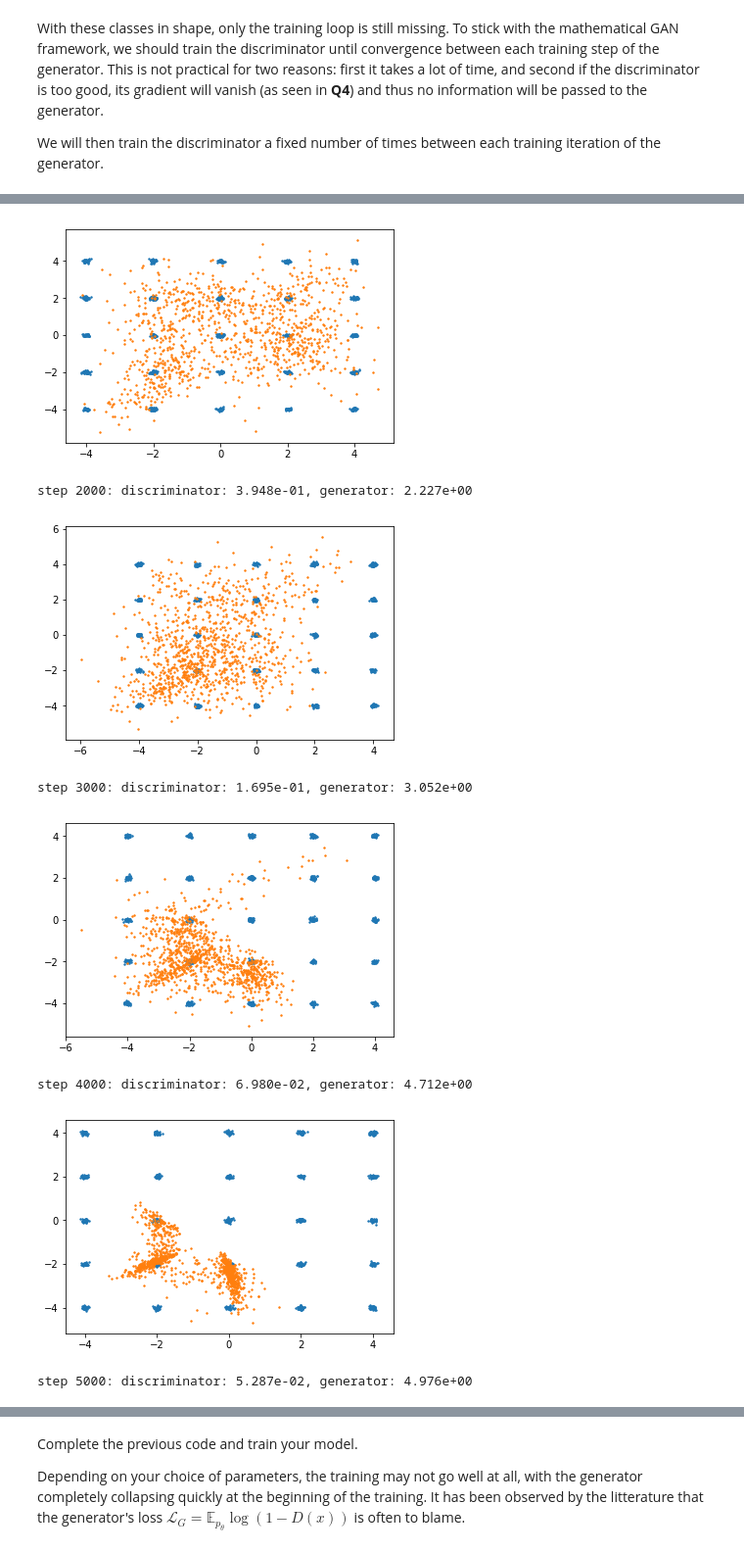
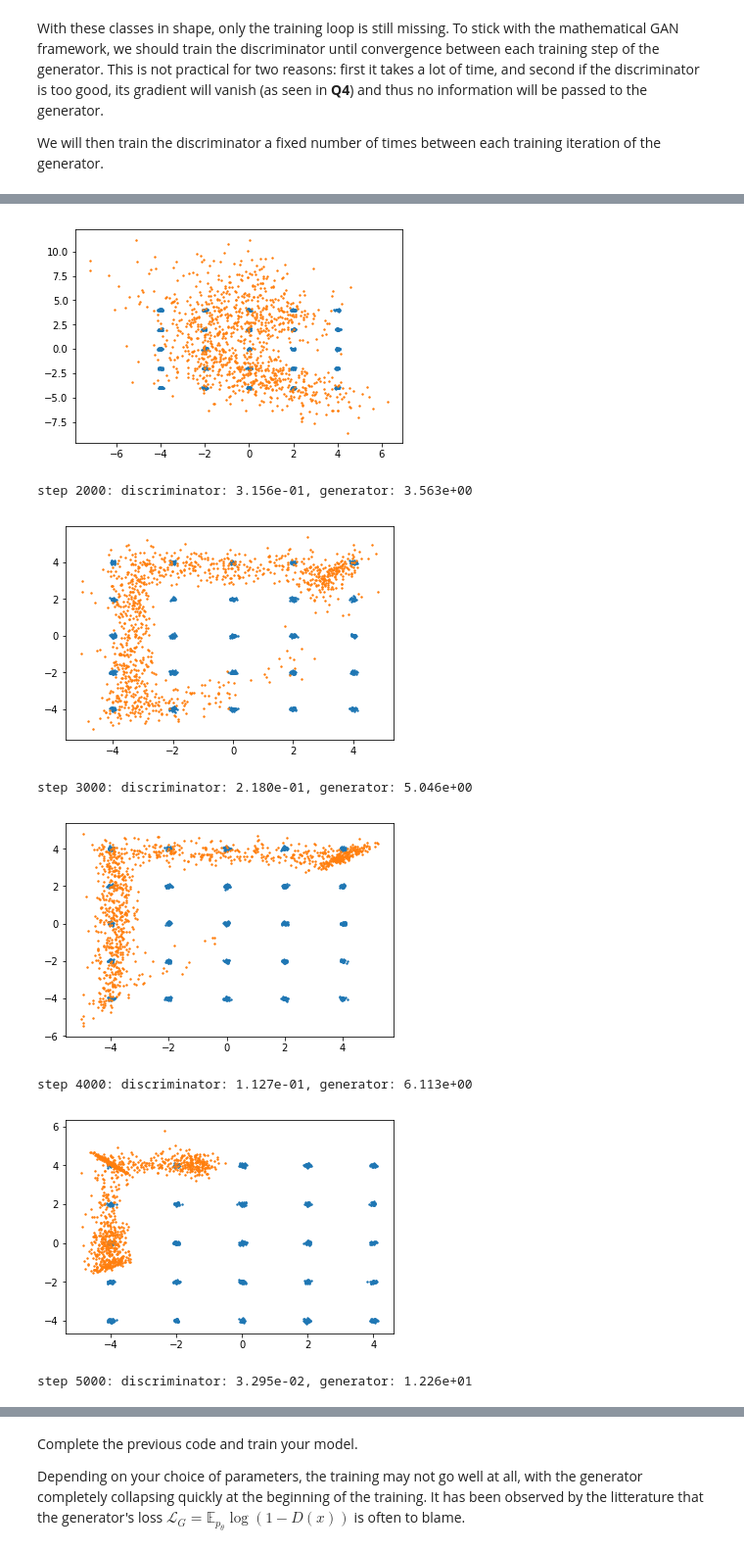
Before and after one commit to paulasquin/deep-learning-in-practice-cs, a Jupyter notebook: 1-TD-GAN-VAE.ipynb, the cells around one changed output, grey strips where cells are left out. Shown at 98% size. Cells and saved outputs as stored; diff of their text form; code cells hidden in the pictures.

```diff
--- a/1-TD-GAN-VAE.ipynb
+++ b/1-TD-GAN-VAE.ipynb
@@ -114,21 +116,26 @@ import torch.nn as nn
 import torch.nn.functional as F
 
 # Choose a value for the prior dimension
-PRIOR_N = 8
-LAYER_SIZE = 16
+PRIOR_N = 128
+LAYER_SIZE_GEN = 64
+LAYER_SIZE_DIS = 256
 
 # Define the generator
 class Generator(nn.Module):
     def __init__(self):
         super().__init__()
-        self.fc1 = nn.Linear(PRIOR_N, LAYER_SIZE)
-        self.fc2 = nn.Linear(LAYER_SIZE, LAYER_SIZE)
-        self.fc3 = nn.Linear(LAYER_SIZE, 2)
+        self.fc1 = nn.Linear(PRIOR_N, LAYER_SIZE_GEN)
+        self.fc2 = nn.Linear(LAYER_SIZE_GEN, LAYER_SIZE_GEN)
+        #self.fc3 = nn.Linear(LAYER_SIZE_GEN, LAYER_SIZE_GEN)
+        #self.fc4 = nn.Linear(LAYER_SIZE_GEN, LAYER_SIZE_GEN)
+        self.fc3 = nn.Linear(LAYER_SIZE_GEN, 2)
 
     def __call__(self, z):
-        h_temp1 = F.relu(self.fc1(z))
-        h_temp2 = F.relu(self.fc2(h_temp1))
-        h = self.fc3(h_temp2)
+        h = F.relu(self.fc1(z))
+        h = F.relu(self.fc2(h))
+        #h = F.relu(self.fc3(h))
+        #h = F.relu(self.fc4(h))
+        h = self.fc3(h)
         return h
 
     def generate(self, batchlen):
@@ -140,14 +147,18 @@ class Generator(nn.Module):
 class Discriminator(nn.Module):
     def __init__(self):
         super().__init__()
-        self.fc1 = nn.Linear(2, LAYER_SIZE)
-        self.fc2 = nn.Linear(LAYER_SIZE, LAYER_SIZE)
-        self.fc3 = nn.Linear(LAYER_SIZE, 2)
+        self.fc1 = nn.Linear(2, LAYER_SIZE_DIS)
+        self.fc2 = nn.Linear(LAYER_SIZE_DIS, LAYER_SIZE_DIS)
+        self.fc3 = nn.Linear(LAYER_SIZE_DIS, LAYER_SIZE_DIS)
+        self.fc4 = nn.Linear(LAYER_SIZE_DIS, LAYER_SIZE_DIS)
+        self.fc5 = nn.Linear(LAYER_SIZE_DIS, 2)
 
     def __call__(self, x):
-        h_temp_1 = F.relu(self.fc1(x))
-        h_temp_2 = F.relu(self.fc2(h_temp_1))
-        h = self.fc3(h_temp_2) # Not activating last layer
+        h = F.relu(self.fc1(x))
+        h = F.relu(self.fc2(h))
+        h = F.relu(self.fc3(h))
+        h = F.relu(self.fc4(h))
+        h = self.fc5(h) # Not activating last layer
         return h
 # %% [markdown]
 With these classes in shape, only the training loop is still missing. To stick with the mathematical GAN framework, we should train the discriminator until convergence between each training step of the generator. This is not practical for two reasons: first it takes a lot of time, and second if the discriminator is too good, its gradient will vanish (as seen in **Q4**) and thus no information will be passed to the generator.
@@ -157,17 +168,17 @@ We will then train the discriminator a fixed number of times between each traini
 from torch.autograd import Variable
 
 # Number of times to train the discriminator between two generator steps
-TRAIN_RATIO = 10
+TRAIN_RATIO = 1
 # Total number of training iterations for the generator
 N_ITER = 20001
 # Batch size to use
-BATCHLEN = 128
+BATCHLEN = 64
 
 generator = Generator()
-optim_gen = torch.optim.Adam(generator.parameters(), lr=0.001, betas=(0.5,0.9))
+optim_gen = torch.optim.Adam(generator.parameters(), lr=0.0001, betas=(0.5,0.9))
 
 discriminator = Discriminator()
-optim_disc = torch.optim.Adam(discriminator.parameters(), lr=0.001, betas=(0.5,0.9))
+optim_disc = torch.optim.Adam(discriminator.parameters(), lr=0.0001, betas=(0.5,0.9))
 
 for i in range(N_ITER):
     # train the discriminator
@@ -217,8 +228,8 @@ step 1000: discriminator: 4.378e-01, generator: 1.388e+00
-[figure, old version]
+[figure, new version]
-step 2000: discriminator: 3.948e-01, generator: 2.227e+00
+step 2000: discriminator: 3.156e-01, generator: 3.563e+00
-[figure, old version]
+[figure, new version]
-step 3000: discriminator: 1.695e-01, generator: 3.052e+00
+step 3000: discriminator: 2.180e-01, generator: 5.046e+00
-[figure, old version]
+[figure, new version]
-step 4000: discriminator: 6.980e-02, generator: 4.712e+00
+step 4000: discriminator: 1.127e-01, generator: 6.113e+00
-[figure, old version]
+[figure, new version]
-step 5000: discriminator: 5.287e-02, generator: 4.976e+00
+step 5000: discriminator: 3.295e-02, generator: 1.226e+01
```
Also changed, not shown: parts of 25 cells of this notebook.
